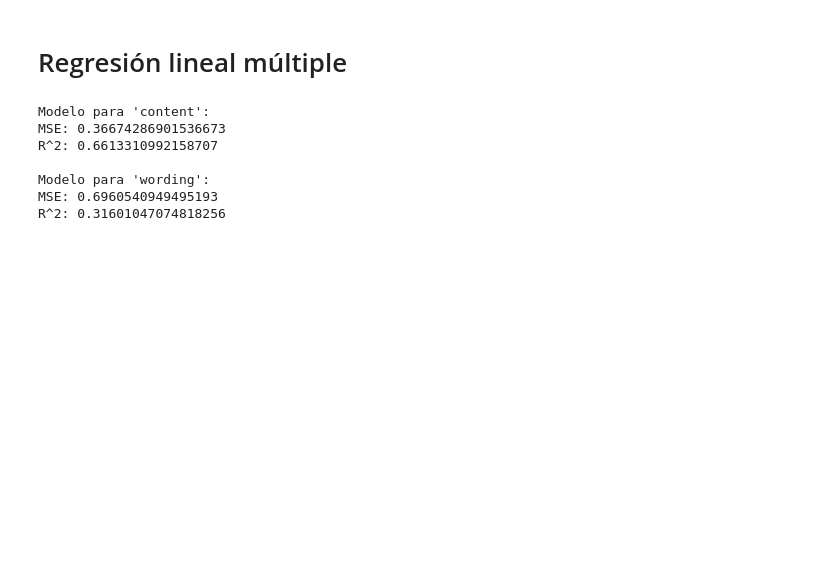
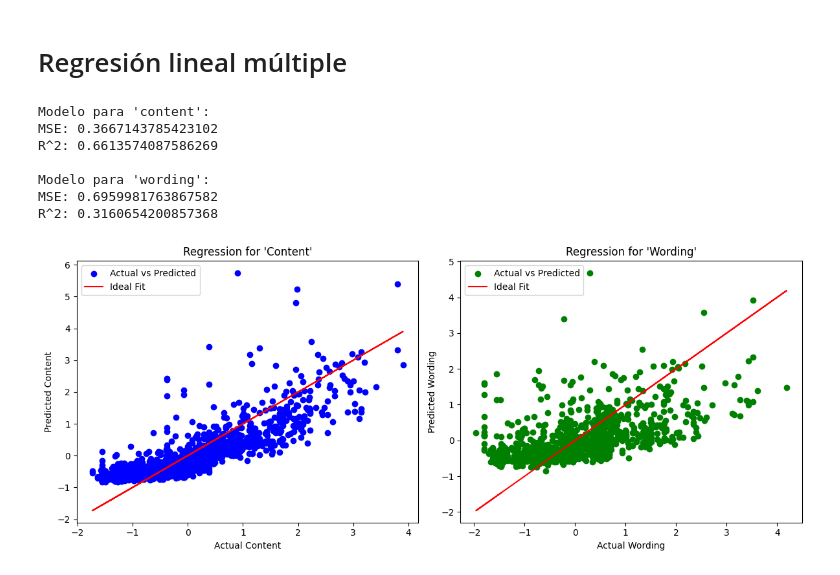
Before and after one commit to Kojimena/DS-P2, a Jupyter notebook: MLR.ipynb, the cells around one changed output. Saved outputs shown, nothing was run; the diff lists cells and outputs as text; code cells hidden in the pictures; blank space fills up the shorter version.

```diff
--- a/MLR.ipynb
+++ b/MLR.ipynb
@@ -5,53 +5,78 @@ import pandas as pd
 from sklearn.model_selection import train_test_split
 from sklearn.linear_model import LinearRegression
 from sklearn.metrics import mean_squared_error, r2_score
+from sklearn.metrics import mean_absolute_error
 
 # Cargar los archivos CSV proporcionados
 train_data = pd.read_csv('data/Finaltrain.csv')
 
-# Seleccionar características relevantes para la regresión (excluyendo columnas que no aportan al análisis)
 features = ['text_length', 'word_count', 'number_count', 'punctuation_count', 'stopword_count']
 X = train_data[features]
 
-# Variables objetivo
 y_content = train_data['content']
 y_wording = train_data['wording']
 
-# Dividir los datos en conjuntos de entrenamiento y prueba
 X_train, X_val, y_content_train, y_content_val, y_wording_train, y_wording_val = train_test_split(
     X, y_content, y_wording, test_size=0.2, random_state=42
 )
 
-# Crear y entrenar modelos de regresión lineal múltiple para ambas variables objetivo
 model_content = LinearRegression()
 model_wording = LinearRegression()
 
 model_content.fit(X_train, y_content_train)
 model_wording.fit(X_train, y_wording_train)
 
-# Realizar predicciones en el conjunto de validación
 y_content_pred = model_content.predict(X_val)
 y_wording_pred = model_wording.predict(X_val)
 
-# Evaluar los modelos
 content_mse = mean_squared_error(y_content_val, y_content_pred)
 content_r2 = r2_score(y_content_val, y_content_pred)
+content_mae = mean_absolute_error(y_content_val, y_content_pred)
+
 
 wording_mse = mean_squared_error(y_wording_val, y_wording_pred)
 wording_r2 = r2_score(y_wording_val, y_wording_pred)
+wording_mae = mean_absolute_error(y_wording_val, y_wording_pred)
 
 print("\nModelo para 'content':")
 print(f"MSE: {content_mse}")
 print(f"R^2: {content_r2}")
+print(f"MAE: {content_mae}")
 
 print("\nModelo para 'wording':")
 print(f"MSE: {wording_mse}")
 print(f"R^2: {wording_r2}")
+print(f"MAE: {wording_mae}")
 # %% [output]
 Modelo para 'content':
-MSE: 0.36674286901536673
-R^2: 0.6613310992158707
+MSE: 0.3667143785423102
+R^2: 0.6613574087586269
 
 Modelo para 'wording':
-MSE: 0.6960540949495193
-R^2: 0.31601047074818256
+MSE: 0.6959981763867582
+R^2: 0.3160654200857368
+# %%
+import matplotlib.pyplot as plt
+
+plt.figure(figsize=(12, 5))
+
+plt.subplot(1, 2, 1)
+plt.scatter(y_content_val, y_content_pred, color='blue', label='Actual vs Predicted')
+plt.plot(y_content_val, y_content_val, color='red', label='Ideal Fit')  # Línea de referencia ideal
+plt.title("Regression for 'Content'")
+plt.xlabel("Actual Content")
+plt.ylabel("Predicted Content")
+plt.legend()
+
+plt.subplot(1, 2, 2)
+plt.scatter(y_wording_val, y_wording_pred, color='green', label='Actual vs Predicted')
+plt.plot(y_wording_val, y_wording_val, color='red', label='Ideal Fit')  # Línea de referencia ideal
+plt.title("Regression for 'Wording'")
+plt.xlabel("Actual Wording")
+plt.ylabel("Predicted Wording")
+plt.legend()
+
+plt.tight_layout()
+plt.show()
+# %% [output]
+[figure, added]
```
Also changed, not shown: parts of 7 cells of this notebook.
